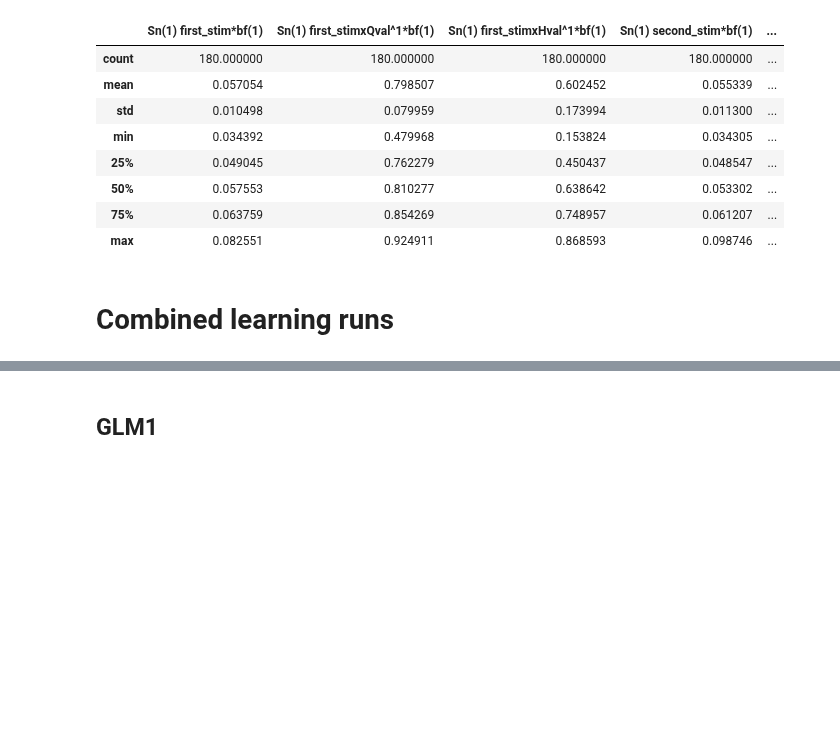
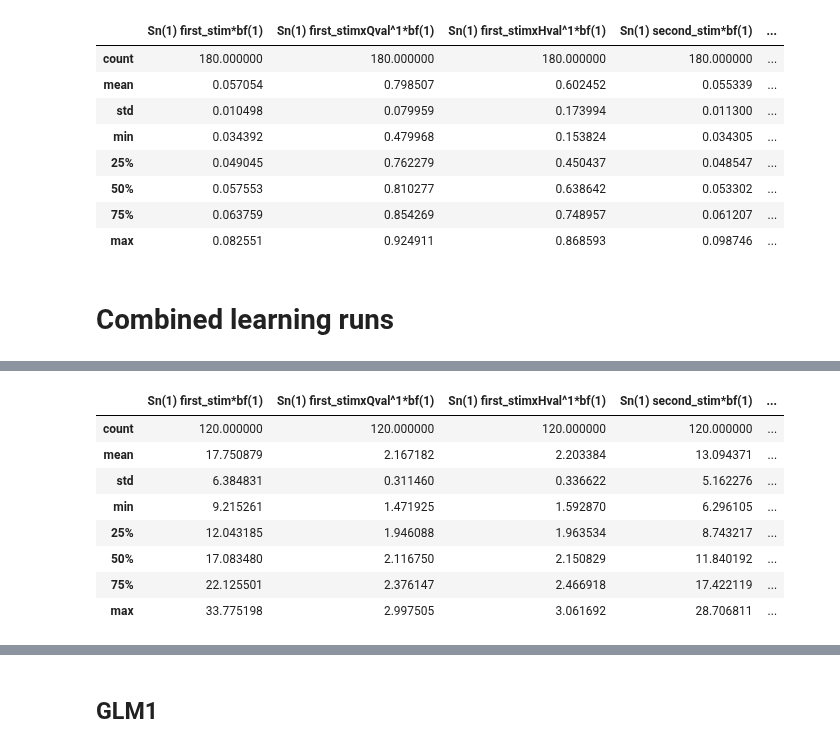
Before and after one commit to hugofluhr/learning-habits-analysis, a Jupyter notebook: notebooks/inspect_VIFs.ipynb, the cells around one changed output, grey strips where cells are left out. Saved outputs shown, nothing was run; the diff lists cells and outputs as text; code cells hidden in the pictures; blank space fills up the shorter version.

```diff
--- a/notebooks/inspect_VIFs.ipynb
+++ b/notebooks/inspect_VIFs.ipynb
@@ -241,0 +274,26 @@ def load_dms_comb(first_lvl_dir):
+# %%
+DMs_glm2_comb = load_dms_comb(model_comb_dirs[1])
+
+# Compute VIFs for all subjects and both 'learning' and 'test' runs
+vifs_all = []
+index = []
+for sub, runs in DMs_glm2_comb.items():
+    for run in ['learning', 'test']:
+        dm = runs[run]
+        # Use first 9 columns for VIFs as in your example
+        vifs = est_vifs(dm, dm.columns[:9])
+        vifs_all.append(vifs)
+        index.append((sub, run))
+
+df_vifs = pd.DataFrame(vifs_all, index=pd.MultiIndex.from_tuples(index, names=['subject', 'run']))
+df_vifs.describe()
+# %% [output]
+|  | Sn(1) first_stim*bf(1) | Sn(1) first_stimxQval^1*bf(1) | Sn(1) first_stimxHval^1*bf(1) | Sn(1) second_stim*bf(1) | ... |
+| count | 120.000000 | 120.000000 | 120.000000 | 120.000000 | ... |
+| mean | 17.750879 | 2.167182 | 2.203384 | 13.094371 | ... |
+| std | 6.384831 | 0.311460 | 0.336622 | 5.162276 | ... |
+| min | 9.215261 | 1.471925 | 1.592870 | 6.296105 | ... |
+| 25% | 12.043185 | 1.946088 | 1.963534 | 8.743217 | ... |
+| 50% | 17.083480 | 2.116750 | 2.150829 | 11.840192 | ... |
+| 75% | 22.125501 | 2.376147 | 2.466918 | 17.422119 | ... |
+| max | 33.775198 | 2.997505 | 3.061692 | 28.706811 | ... |
```
Also changed, not shown: parts of 6 cells of this notebook.
